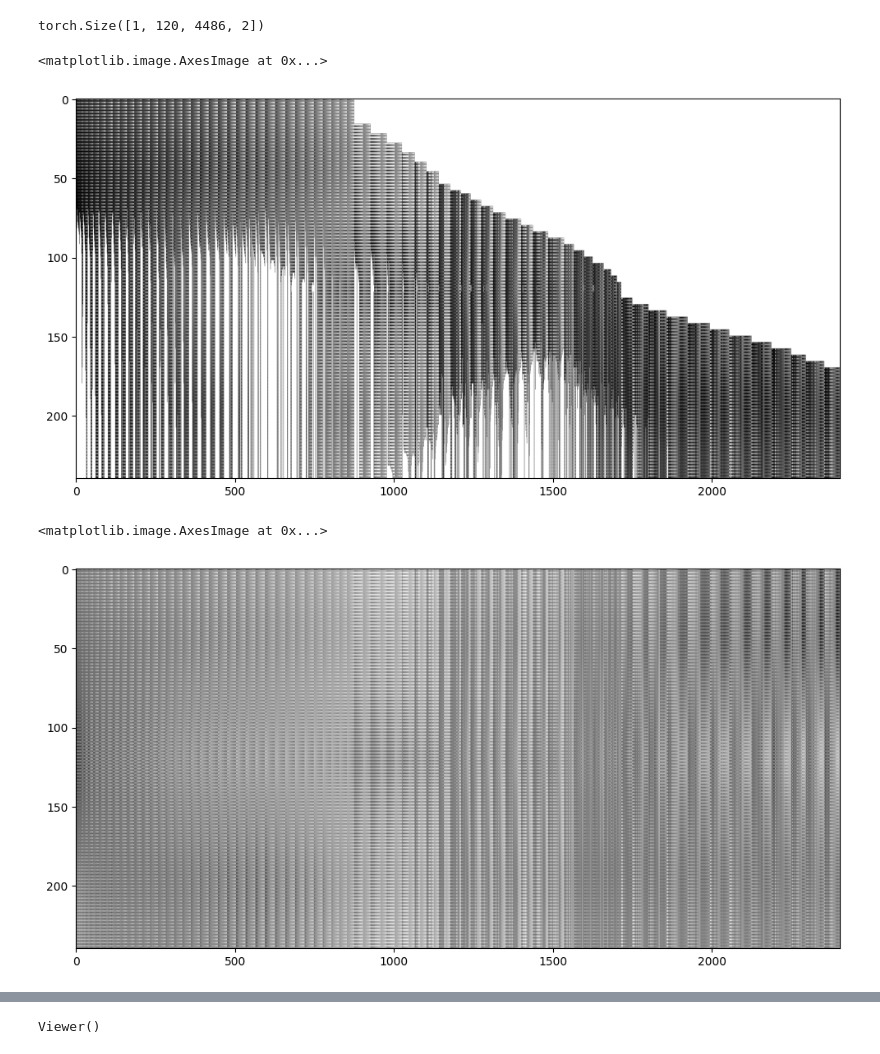
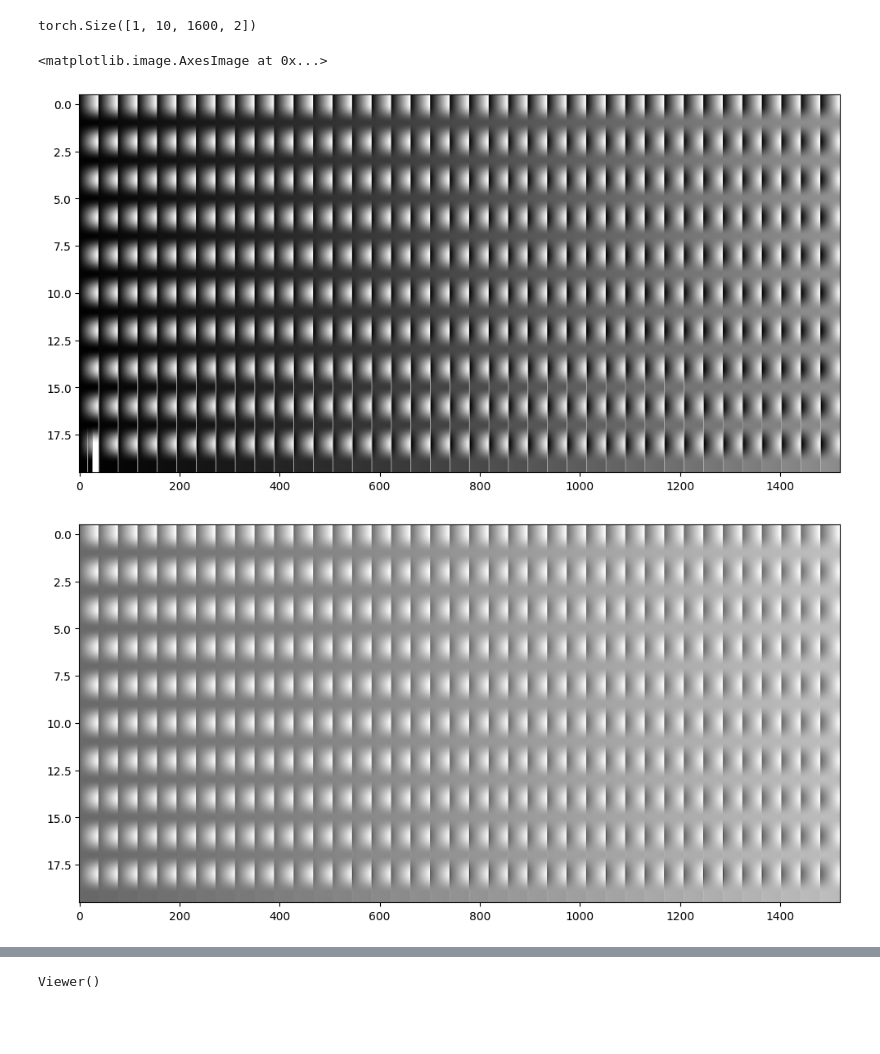
Before and after one commit to manel-ferreira-01/trackers, a Jupyter notebook: test.ipynb, the cells around one changed output, grey strips where cells are left out. Drawn from its saved outputs; the diff is of its cells as text; code cells hidden in the pictures; blank space fills up the shorter version.

```diff
--- a/test.ipynb
+++ b/test.ipynb
@@ -57,7 +58,7 @@ query_points_initial = torch.tensor(
     [np.zeros(len(xs.flatten())), xs.flatten(), ys.flatten()], axis=1
 )[None],dtype=torch.float32).to(device)
 
-im = cv.resize( cv.cvtColor(np.array(video[0]*255).copy().astype(np.uint8), cv.COLOR_RGB2BGR),
+im = cv.resize( cv.cvtColor(np.array((video[0]+1)/2*255).copy().astype(np.uint8), cv.COLOR_RGB2BGR),
                tuple(np.flip(np.array(video[0].shape[0:2]))*5) ) # Copy the first frame for visualization
 
 #write text with opencv
@@ -112,8 +113,8 @@ with torch.no_grad():
         # New feature detection
         new_tracks = add_new_tracks(tracks_step, query_points_initial)
 
-        #if 0:
-        if new_tracks is not None and new_tracks.shape[1] > 60:
+        if 0:
+        #if new_tracks is not None and new_tracks.shape[1] > 120:
             print(f"Adding new tracks: {new_tracks.shape[1]}")
 
             new_tracks[0, :, 0] = 0  # set time to 0 for tapnext reinit
@@ -165,7 +152,6 @@ Adding new tracks: 81
 # %%
 # save track_histories as pkl so i can load it later
-import pickle
-with open("track_histories.pkl", "wb") as f:
+with open(f"track_histories.pkl", "wb") as f:
     pickle.dump(track_histories, f)
 # %%
 #load track_histories from pkl
@@ -206,44 +192,47 @@ frame_cut_out = output_tensor.shape[1]
 visible_counts = torch.sum(~torch.isnan(output_tensor[0, :frame_cut_out, :, 0]), dim=0)
 
 # Filter tracks that are visible for at least 20 frames
-visible_tracks_mask = visible_counts >= 10
+visible_tracks_mask = visible_counts >= 1
 output_tensor_filtered = output_tensor[:, :frame_cut_out, visible_tracks_mask, :]
 output_tensor_filtered.shape
 # %% [output]
-torch.Size([1, 120, 4486, 2])
+torch.Size([1, 10, 1600, 2])
 # %%
 generate_frame_image_cv(video_tensor_original, output_tensor)
 # %%
 # Reshape the output_tensor to create the observation matrix
 # Shape of output_tensor: [1, num_frames, num_feats, 2]
 # Desired shape of observation_matrix: [feats*2, frames]
 
 # todo: comparar halucinacao cotracker
 
 obs_mat_full = np.zeros((output_tensor_filtered.shape[1] * 2, output_tensor_filtered.shape[2]), dtype=np.float32)
 num_frames = output_tensor_filtered.shape[1]
 
 for frame in range(output_tensor_filtered.shape[1]): # por frame
     obs_mat_full[frame*2, :] = output_tensor_filtered[0, frame, :, 0].cpu().numpy()  # x-coordinates
     obs_mat_full[frame*2+1, :] = output_tensor_filtered[0, frame, :, 1].cpu().numpy()  # y-coordinates
 
 #remove columns (features) that have nan values
 obs_mat = obs_mat_full[:, ~np.isnan(obs_mat_full).any(axis=0)]
 
 # remove collumns that have more than 50% nan values
-obs_mat_half_missed = obs_mat_full[:, np.sum(np.isnan(obs_mat_full), axis=0) < obs_mat_full.shape[0] / 1.4]
+obs_mat_half_missed = obs_mat_full[:, np.sum(np.isnan(obs_mat_full), axis=0) < obs_mat_full.shape[0] / 3]
 
 plt.figure(figsize=(12, 6))
 plt.imshow(obs_mat_half_missed/np.nanmax(obs_mat_half_missed), aspect='auto', cmap='gray')
 #plt.imshow(obs_mat_full, aspect='auto', cmap='gray', alpha=0.5)
 # %% [output]
 <matplotlib.image.AxesImage at 0x...>
-[figure, old version]
+[figure, new version]
 # %%
-obs_completed, _ = alternating_matrix_completion(obs_mat_half_missed, mode=0, max_iters=100)
+obs_completed, _ = alternating_matrix_completion(obs_mat_half_missed, mode=0, max_iters=1000)
 
 plt.figure(figsize=(12, 6))
 plt.imshow(obs_completed/np.nanmax(obs_completed), aspect='auto', cmap='gray')
+
+
+#save obs_completed as .mat file
+savemat("obs_completed.mat", {"obs_completed": obs_completed})
 # %% [output]
-<matplotlib.image.AxesImage at 0x...>
-[figure, old version]
+[figure, new version]
```
Also changed, not shown: parts of 5 cells of this notebook, 3 other files.
